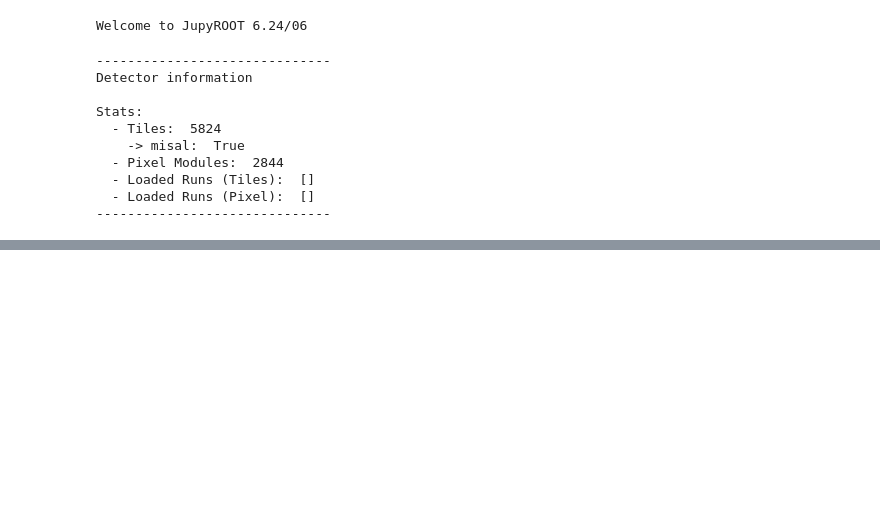
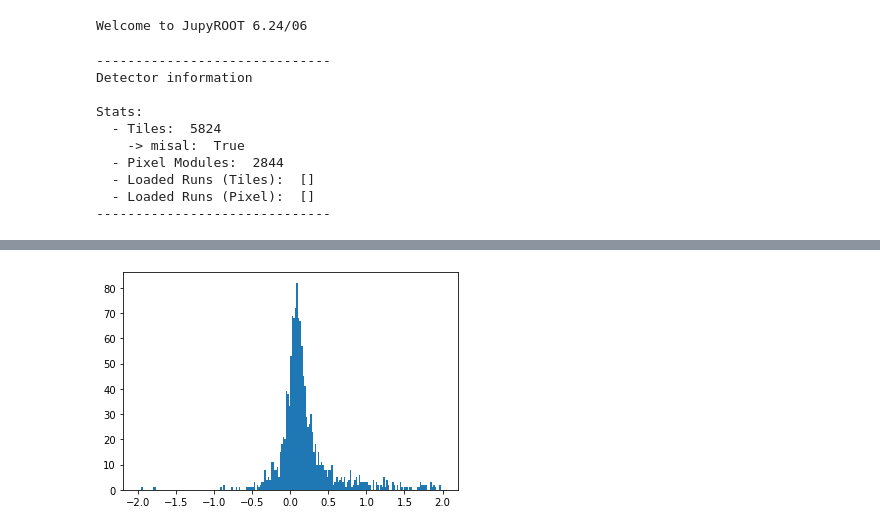
Before and after one commit to maximilianKoeper/melp, a Jupyter notebook: example_taft_v2.ipynb, the cells around one changed output, grey strips where cells are left out. Drawn from its saved outputs; the diff is of its cells as text; code cells hidden in the pictures; blank space fills up the shorter version.

```diff
--- a/example_taft_v2.ipynb
+++ b/example_taft_v2.ipynb
@@ -89,0 +75,5 @@ plt.show()
+# %%
+plt.hist(resid_phi, bins=200, range=(-2,2))
+plt.show()
+# %% [output]
+[figure, added]
```
Also changed, not shown: parts of 5 cells of this notebook, 1 other file.
